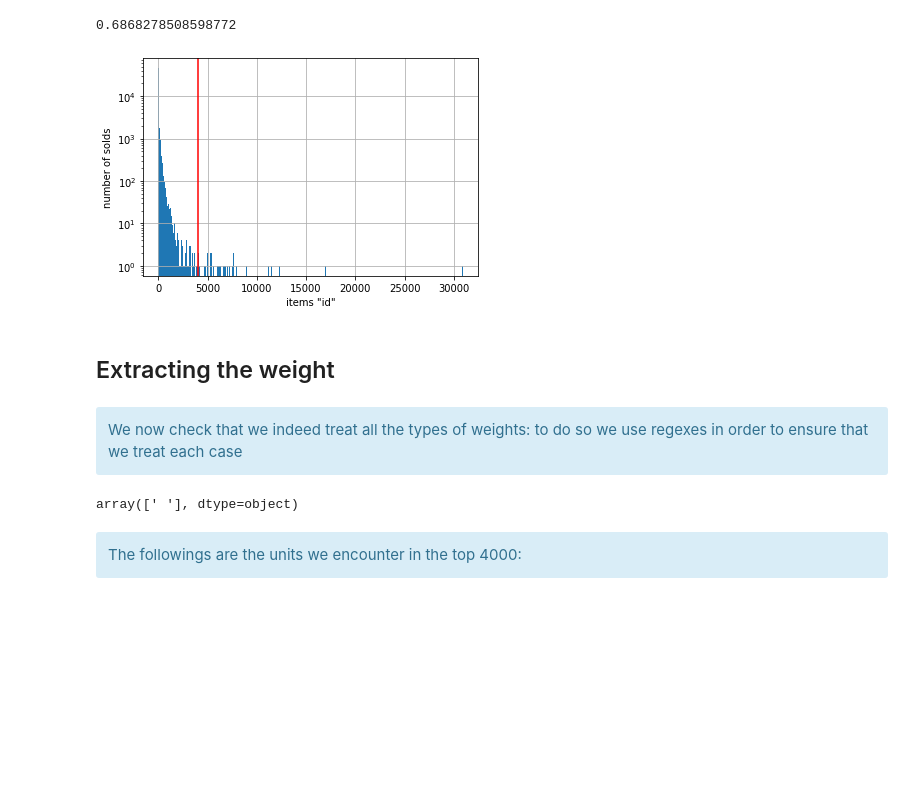
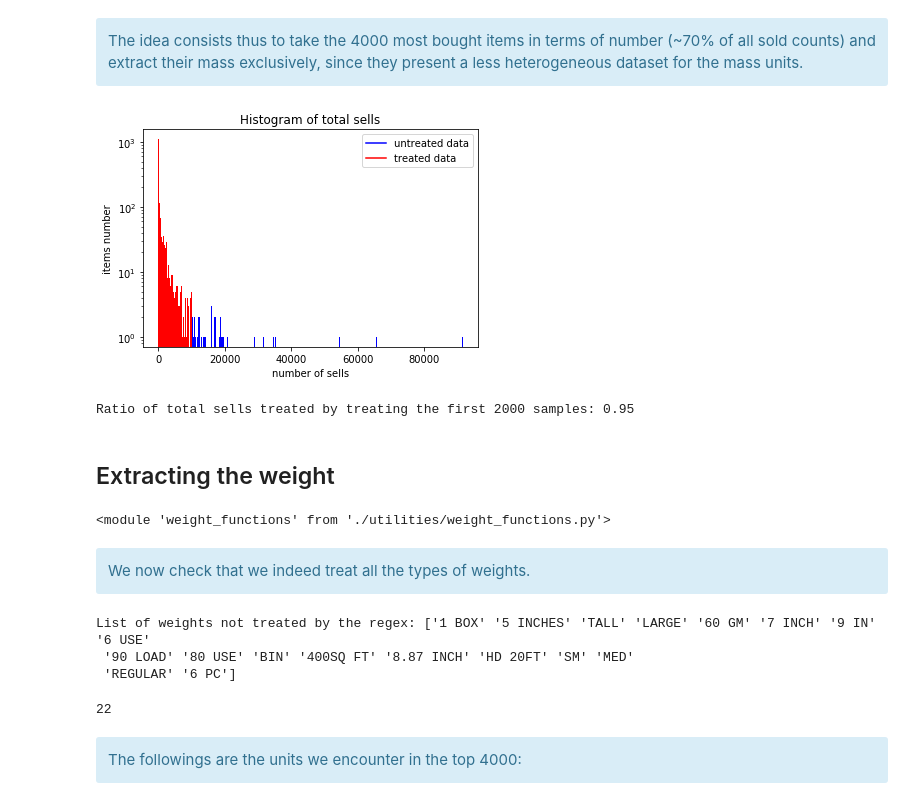
Before and after one commit to raphaelreiss/ADA_project, a Jupyter notebook: src/TermProject.ipynb, the cells around one changed output. Cells and saved outputs as stored; diff of their text form; code cells hidden in the pictures; blank space fills up the shorter version.

```diff
--- a/src/TermProject.ipynb
+++ b/src/TermProject.ipynb
@@ -57,34 +66,67 @@ food_trans_data_count = food_trans_data_count.groupby('PRODUCT_ID')\
                      .sum()\
                      .join(product_df.set_index('PRODUCT_ID')[['COMMODITY_DESC','SUB_COMMODITY_DESC','CURR_SIZE_OF_PRODUCT']],how = 'left',on = 'PRODUCT_ID',lsuffix = '_l',rsuffix = '_r')\
                      .sort_values(by = 'QUANTITY',ascending = False)
-# %%
-fig, ax = plt.subplots(1)
-food_trans_data_count.QUANTITY.hist(bins = 500 ,ax = ax)
-
-ax.set_ylabel('number of solds')
-ax.set_xlabel('items "id"')
-ax.set_yscale('log')
-NUM = 4000
-
-ax.axvline(x=NUM,c='r')
-
-k = food_trans_data_count.iloc[:NUM].QUANTITY.values.sum()
-t = food_trans_data_count.QUANTITY.values.sum()
-ratio = k/t
-print(ratio)
-# problem: we would need to treat the weight of 4000 items in order to study the 70% of most bought items (in terms of quantity)
-# %% [output]
-0.6868278508598772
-[figure, removed]
+# %%
+food_trans_data_count = food_trans_data_count.reset_index()\
+                     .groupby(['COMMODITY_DESC','SUB_COMMODITY_DESC']).agg({'QUANTITY':'sum','PRODUCT_ID':'min','CURR_SIZE_OF_PRODUCT':'max'})\
+                     .reset_index()\
+                     .set_index('PRODUCT_ID')
+# %% [markdown]
+<div class="alert alert-block alert-info">
+The idea consists thus to take the 4000 most bought items in terms of number (~70% of all sold counts) and extract their mass exclusively, since they present a less heterogeneous dataset for the mass units.
+</div>
+# %%
+#we restrict ourself to treat the NUM first items
+NUM = 2000
+N = food_trans_data_count.shape[0]
+fig, ax = plt.subplots(1)
+n_bins = 500
+No, bins, patches = ax.hist(food_trans_data_count.QUANTITY,bins = n_bins)
+ax.set_ylabel('items number')
+ax.set_xlabel('number of sells')
+ax.set_yscale('log')
+ax.set_title('Histogram of total sells')
+val = food_trans_data_count.QUANTITY.iloc[NUM]
+val_bin = np.digitize(val,bins)
+
+for i in range(0,val_bin):
+    patches[i].set_facecolor('r')
+for i in range(val_bin,n_bins):
+    patches[i].set_facecolor('b')
+ax.plot([0,0],[0,0],'-b', label='untreated data')
+ax.plot([0,0],[0,0],'-r', label='treated data')
+ax.legend()
+plt.show()
+k = food_trans_data_count.iloc[:NUM].QUANTITY.values.sum()
+t = food_trans_data_count.QUANTITY.values.sum()
+ratio = k/t
+print('Ratio of total sells treated by treating the first %i samples: %.2f' % (NUM,ratio) )
+# %% [output]
+[figure, added]
+Ratio of total sells treated by treating the first 2000 samples: 0.95
 # %% [markdown]
 ## Extracting the weight
+# %%
+from importlib import reload
+reload(wf)
+# %% [output]
+<module 'weight_functions' from './utilities/weight_functions.py'>
 # %% [markdown]
 <div class="alert alert-block alert-info">
-We now check that we indeed treat all the types of weights: to do so we use regexes in order to ensure that we treat each case
+We now check that we indeed treat all the types of weights.
 </div>
 # %%
 #check if the weight is treatable for the top4000
-top4000 = food_trans_data_count.iloc[:4000].copy()
-top4000[~top4000.CURR_SIZE_OF_PRODUCT.str.contains('^.*(LB|GA|DZ|OZ|OUNCE|PK|CT|LITER|LT|LTR|ML|QT|PT|PINT).*$',regex=True)].CURR_SIZE_OF_PRODUCT.unique()
+top4000 = food_trans_data_count.iloc[:NUM].copy()
+cond = top4000[~top4000.CURR_SIZE_OF_PRODUCT.str.contains('^.*(?:LB|GA|DZ|OZ|OUNCE|PK|CT|LITER|LT|LTR|ML|QT|PT|PINT|QUART).*$|^\s?$',regex=True)].CURR_SIZE_OF_PRODUCT.unique()
+print('List of weights not treated by the regex: {}'.format(cond))
 # %% [output]
-array([' '], dtype=object)
+List of weights not treated by the regex: ['1 BOX' '5 INCHES' 'TALL' 'LARGE' '60 GM' '7 INCH' '9 IN' '6 USE'
+ '90 LOAD' '80 USE' 'BIN' '400SQ FT' '8.87 INCH' 'HD 20FT' 'SM' 'MED'
+ 'REGULAR' '6 PC']
+# %%
+def check (unit):
+    return top4000[top4000.CURR_SIZE_OF_PRODUCT.str.contains(unit)].shape[0]
+sum([check(unit) for unit in cond])
+# %% [output]
+22
```
Also changed, not shown: parts of 65 cells of this notebook, 7 other files.
